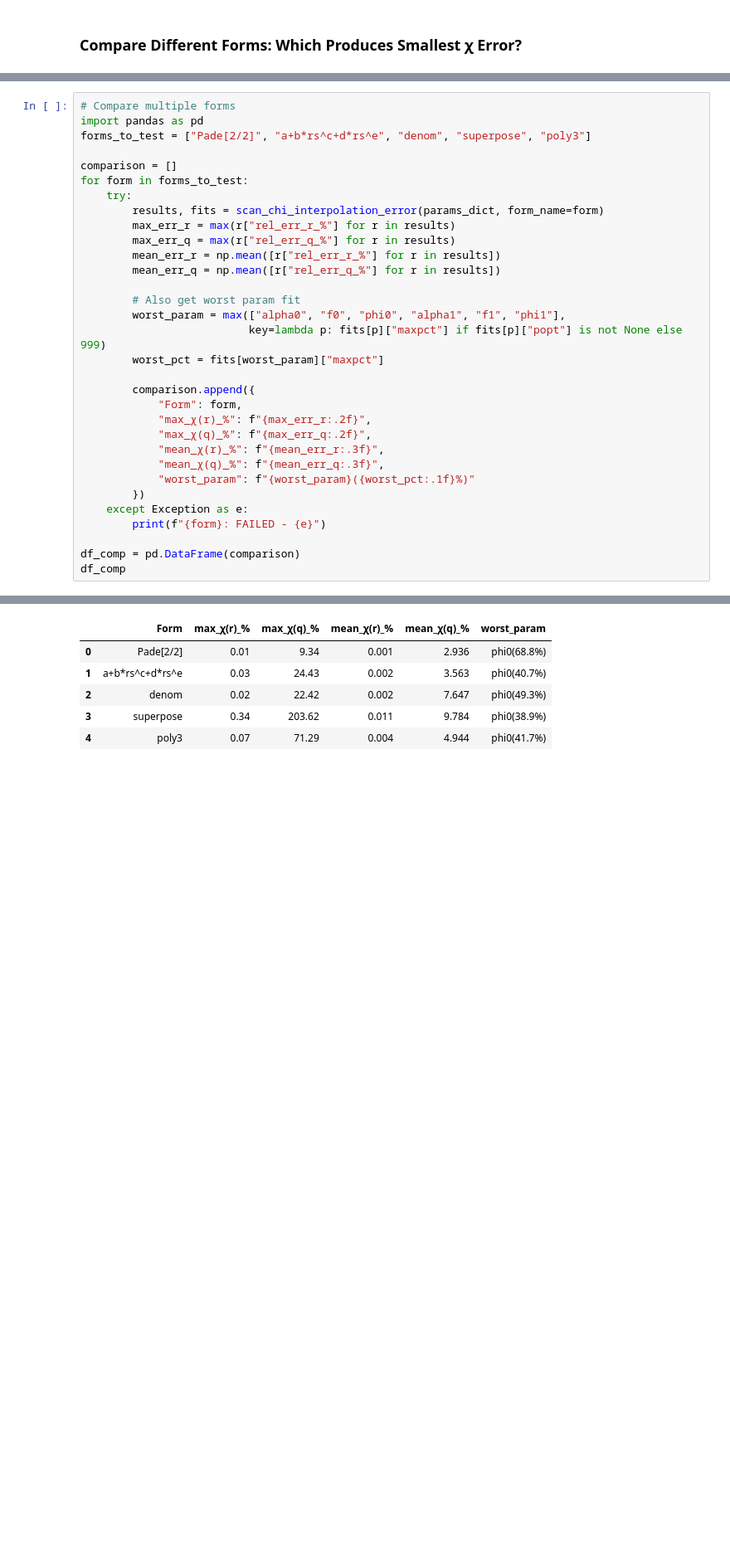
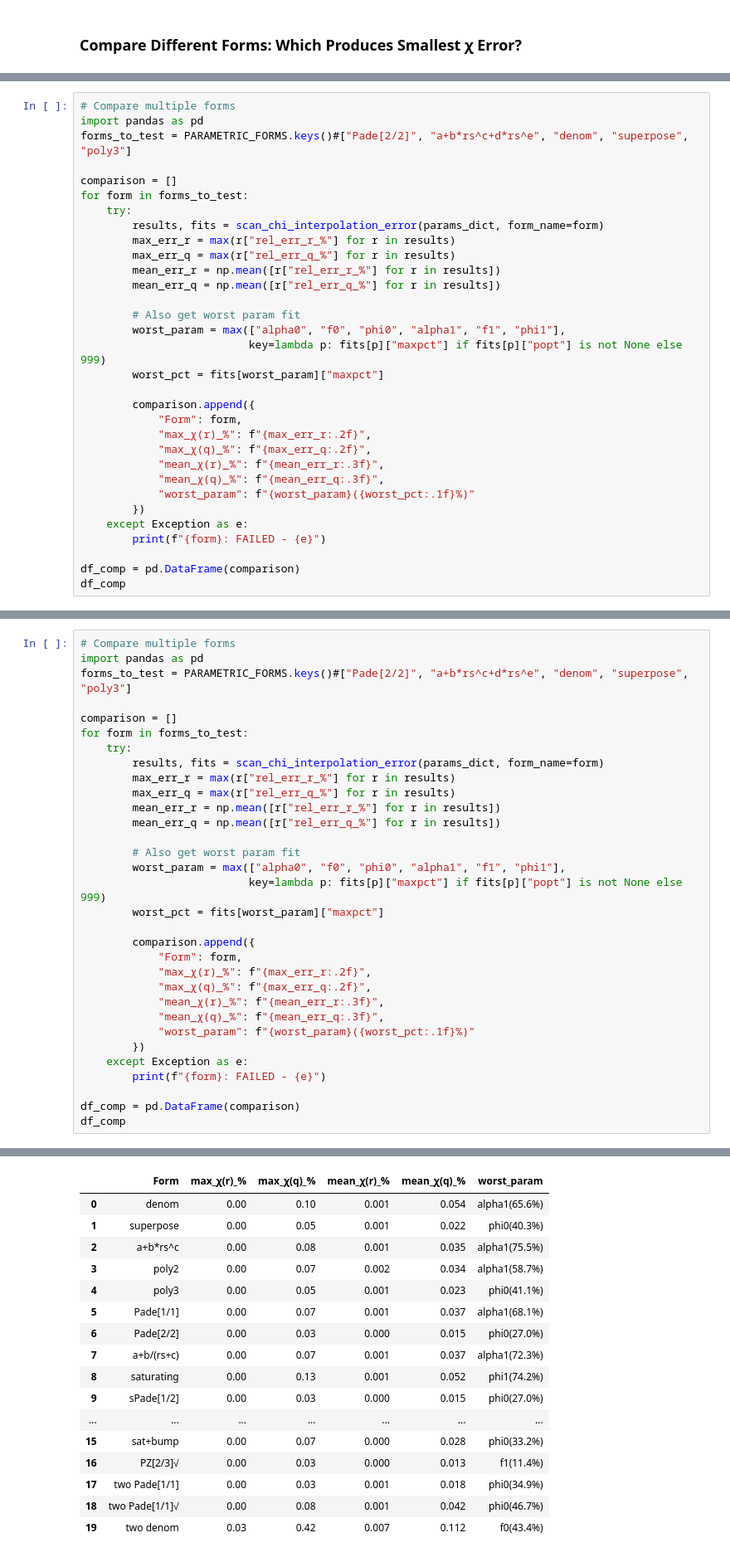
Before and after one commit to moegunes/chi_interpolation, a Jupyter notebook: analyze_fits.ipynb, the cells around one changed output, grey strips where cells are left out. Shown at 83% size. Cells and saved outputs as stored; diff of their text form; blank space fills up the shorter version.

```diff
--- a/analyze_fits.ipynb
+++ b/analyze_fits.ipynb
@@ -499,0 +630,32 @@ Scanning χ interpolation error for all rs values...
+# %%
+# Compare multiple forms
+import pandas as pd
+forms_to_test = PARAMETRIC_FORMS.keys()#["Pade[2/2]", "a+b*rs^c+d*rs^e", "denom", "superpose", "poly3"]
+
+comparison = []
+for form in forms_to_test:
+    try:
+        results, fits = scan_chi_interpolation_error(params_dict, form_name=form)
+        max_err_r = max(r["rel_err_r_%"] for r in results)
+        max_err_q = max(r["rel_err_q_%"] for r in results)
+        mean_err_r = np.mean([r["rel_err_r_%"] for r in results])
+        mean_err_q = np.mean([r["rel_err_q_%"] for r in results])
+
+        # Also get worst param fit
+        worst_param = max(["alpha0", "f0", "phi0", "alpha1", "f1", "phi1"],
+                          key=lambda p: fits[p]["maxpct"] if fits[p]["popt"] is not None else 999)
+        worst_pct = fits[worst_param]["maxpct"]
+
+        comparison.append({
+            "Form": form,
+            "max_χ(r)_%": f"{max_err_r:.2f}",
+            "max_χ(q)_%": f"{max_err_q:.2f}",
+            "mean_χ(r)_%": f"{mean_err_r:.3f}",
+            "mean_χ(q)_%": f"{mean_err_q:.3f}",
+            "worst_param": f"{worst_param}({worst_pct:.1f}%)"
+        })
+    except Exception as e:
+        print(f"{form}: FAILED - {e}")
+
+df_comp = pd.DataFrame(comparison)
+df_comp
@@ -500,7 +682,7 @@ Scanning χ interpolation error for all rs values...
 # %%
 # Compare multiple forms
 import pandas as pd
-forms_to_test = ["Pade[2/2]", "a+b*rs^c+d*rs^e", "denom", "superpose", "poly3"]
+forms_to_test = PARAMETRIC_FORMS.keys()#["Pade[2/2]", "a+b*rs^c+d*rs^e", "denom", "superpose", "poly3"]
 
 comparison = []
 for form in forms_to_test:
@@ -533,9 +717,20 @@ df_comp
 |  | Form | max_χ(r)_% | max_χ(q)_% | mean_χ(r)_% | mean_χ(q)_% | worst_param |
-| 0 | Pade[2/2] | 0.01 | 9.34 | 0.001 | 2.936 | phi0(68.8%) |
-| 1 | a+b*rs^c+d*rs^e | 0.03 | 24.43 | 0.002 | 3.563 | phi0(40.7%) |
-| 2 | denom | 0.02 | 22.42 | 0.002 | 7.647 | phi0(49.3%) |
-| 3 | superpose | 0.34 | 203.62 | 0.011 | 9.784 | phi0(38.9%) |
-| 4 | poly3 | 0.07 | 71.29 | 0.004 | 4.944 | phi0(41.7%) |
+| 0 | denom | 0.00 | 0.10 | 0.001 | 0.054 | alpha1(65.6%) |
+| 1 | superpose | 0.00 | 0.05 | 0.001 | 0.022 | phi0(40.3%) |
+| 2 | a+b*rs^c | 0.00 | 0.08 | 0.001 | 0.035 | alpha1(75.5%) |
+| 3 | poly2 | 0.00 | 0.07 | 0.002 | 0.034 | alpha1(58.7%) |
+| 4 | poly3 | 0.00 | 0.05 | 0.001 | 0.023 | phi0(41.1%) |
+| 5 | Pade[1/1] | 0.00 | 0.07 | 0.001 | 0.037 | alpha1(68.1%) |
+| 6 | Pade[2/2] | 0.00 | 0.03 | 0.000 | 0.015 | phi0(27.0%) |
+| 7 | a+b/(rs+c) | 0.00 | 0.07 | 0.001 | 0.037 | alpha1(72.3%) |
+| 8 | saturating | 0.00 | 0.13 | 0.001 | 0.052 | phi1(74.2%) |
+| 9 | sPade[1/2] | 0.00 | 0.03 | 0.000 | 0.015 | phi0(27.0%) |
+| ... | ... | ... | ... | ... | ... | ... |
+| 15 | sat+bump | 0.00 | 0.07 | 0.000 | 0.028 | phi0(33.2%) |
+| 16 | PZ[2/3]√ | 0.00 | 0.03 | 0.000 | 0.013 | f1(11.4%) |
+| 17 | two Pade[1/1] | 0.00 | 0.03 | 0.001 | 0.018 | phi0(34.9%) |
+| 18 | two Pade[1/1]√ | 0.00 | 0.08 | 0.001 | 0.042 | phi0(46.7%) |
+| 19 | two denom | 0.03 | 0.42 | 0.007 | 0.112 | f0(43.4%) |
 # %%
 # Find worst-case rs and visualize
 results_pade, fits_pade = scan_chi_interpolation_error(params_dict, form_name="Pade[2/2]")
```
Also changed, not shown: parts of 13 cells of this notebook, 1 other file.
